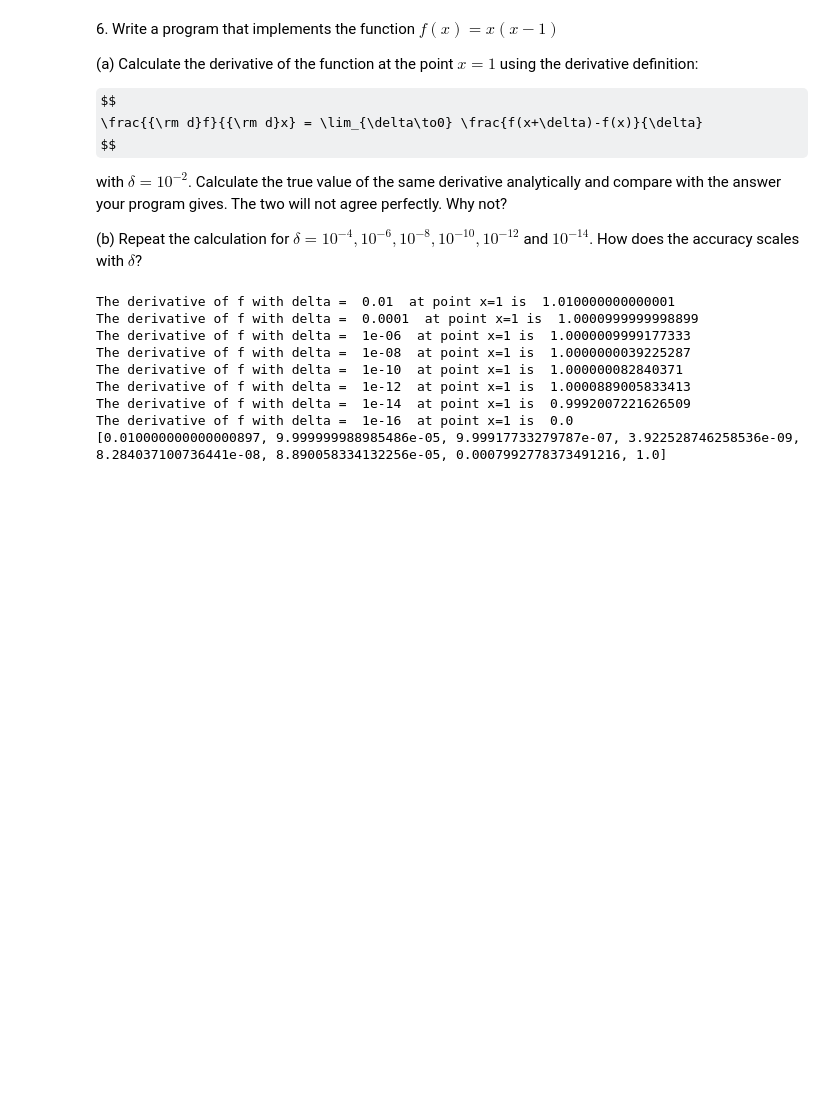
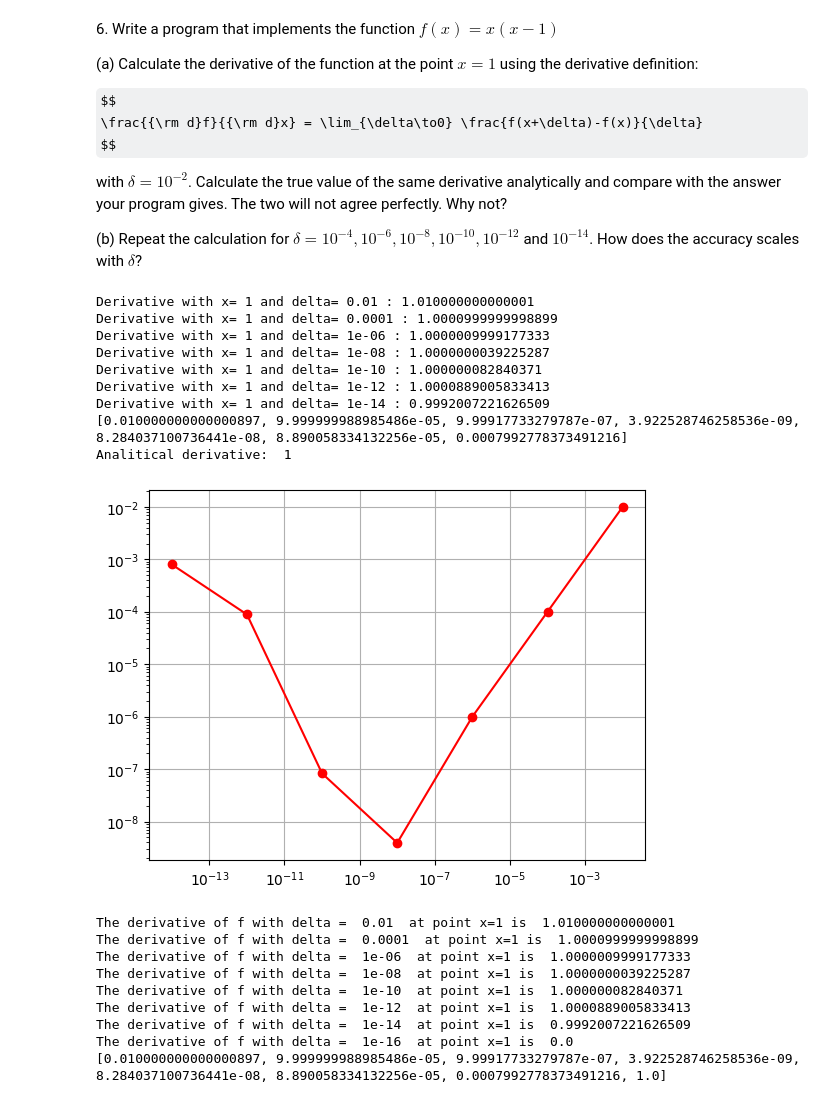
Before and after one commit to elenaniero/LaboratoryOfComputationalPhysics_Y8, a Jupyter notebook: 02ex_NumberRepresentation.ipynb, the cells around one changed output. Cells and saved outputs as stored; diff of their text form; code cells hidden in the pictures; some formulas as TeX source; blank space fills up the shorter version.

```diff
--- a/02ex_NumberRepresentation.ipynb
+++ b/02ex_NumberRepresentation.ipynb
@@ -344,6 +464,40 @@ $$
 with $\delta = 10^{−2}$. Calculate the true value of the same derivative analytically and compare with the answer your program gives. The two will not agree perfectly. Why not?
 
 (b) Repeat the calculation for $\delta = 10^{−4}, 10^{−6}, 10^{−8}, 10^{−10}, 10^{−12}$ and $10^{−14}$. How does the accuracy scales with $\delta$?
+# %%
+import matplotlib.pyplot as plt
+
+def f(x):
+    return x*(x-1)
+
+def derivative(x, delta):
+    der = (f(x+delta)-f(x))/delta
+    return der
+
+x = 1
+delta = [10**(-i) for i in range(2, 15, 2)]
+accuracy = []
+for i in delta:
+    print("Derivative with x=", x, "and delta=", i, ":", derivative(x,i))
+    accuracy.append(abs(derivative(x,i)-(2*x-1)))
+print(accuracy)
+ana_der=2*x-1
+print("Analitical derivative: ", ana_der)
+
+plt.loglog(delta, accuracy, 'o-', color='r')
+plt.grid(True)
+plt.show()
+# %% [output]
+Derivative with x= 1 and delta= 0.01 : 1.010000000000001
+Derivative with x= 1 and delta= 0.0001 : 1.0000999999998899
+Derivative with x= 1 and delta= 1e-06 : 1.0000009999177333
+Derivative with x= 1 and delta= 1e-08 : 1.0000000039225287
+Derivative with x= 1 and delta= 1e-10 : 1.000000082840371
+Derivative with x= 1 and delta= 1e-12 : 1.0000889005833413
+Derivative with x= 1 and delta= 1e-14 : 0.9992007221626509
+[0.010000000000000897, 9.999999988985486e-05, 9.99917733279787e-07, 3.922528746258536e-09, 8.284037100736441e-08, 8.890058334132256e-05, 0.0007992778373491216]
+Analitical derivative:  1
+[figure, added]
 # %%
 import matplotlib.pyplot as plt
 def f(n):
```
Also changed, not shown: parts of 8 cells of this notebook.
